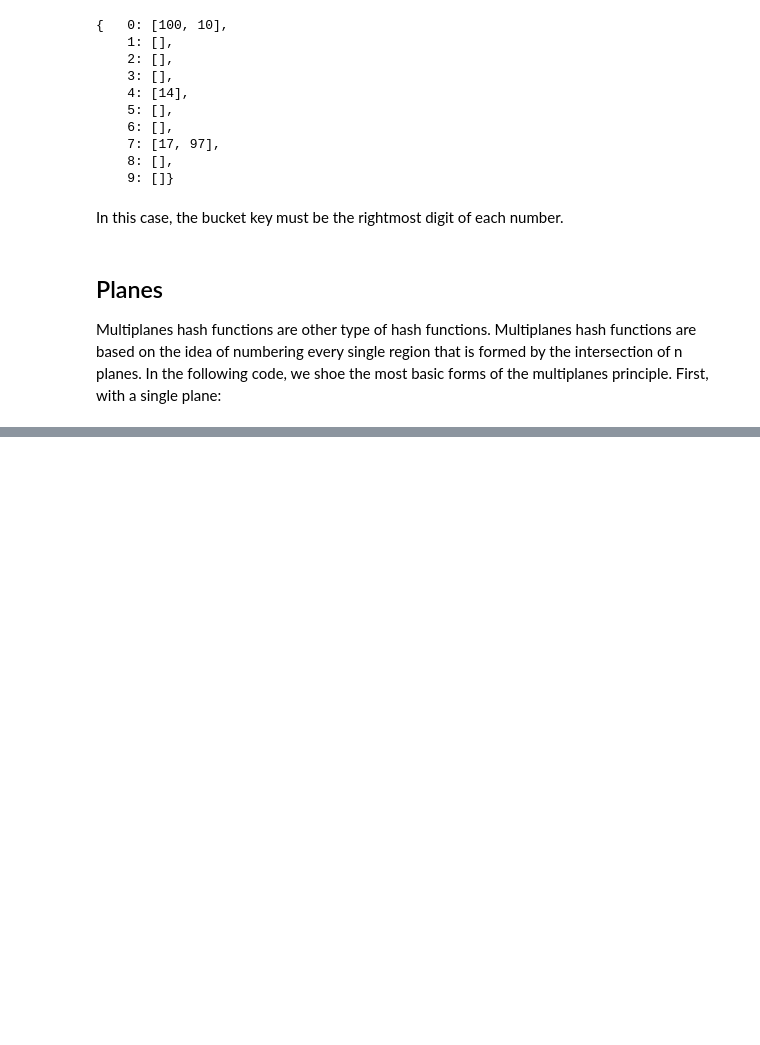
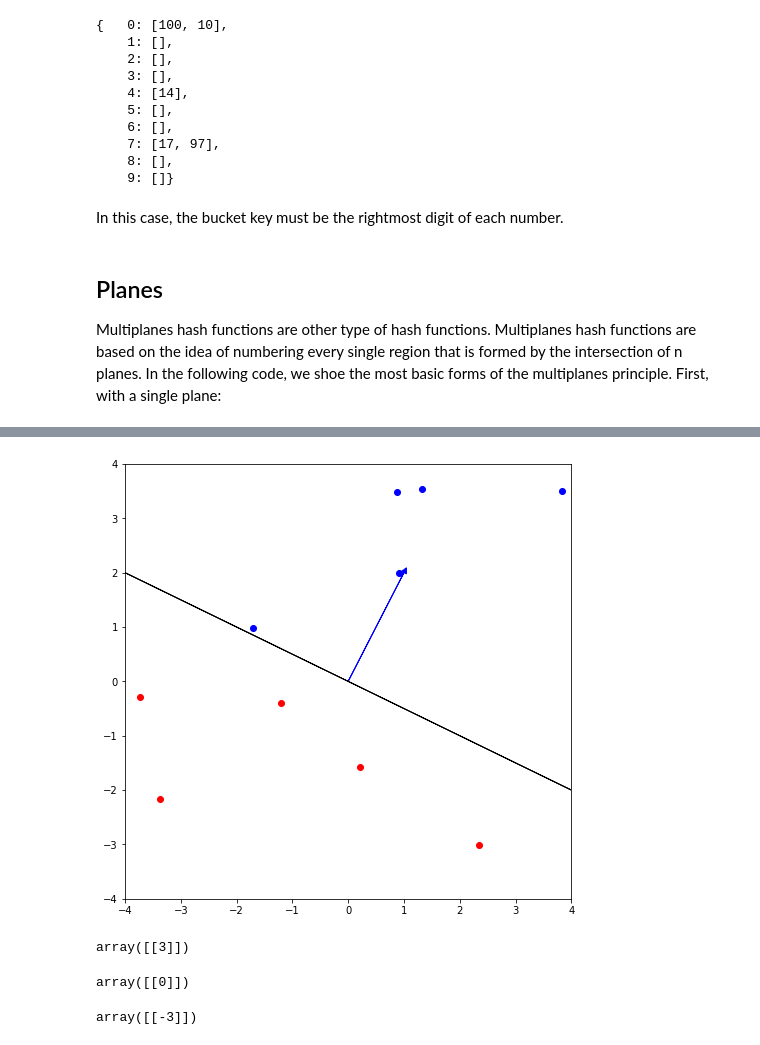
Before and after one commit to martin-fabbri/colab-notebooks, a Jupyter notebook: deeplearning.ai/nlp/c1_w4_hashfunctions_multiplanes.ipynb, the cells around one changed output, grey strips where cells are left out. Cells and saved outputs as stored; diff of their text form; code cells hidden in the pictures; blank space fills up the shorter version.

```diff
--- a/deeplearning.ai/nlp/c1_w4_hashfunctions_multiplanes.ipynb
+++ b/deeplearning.ai/nlp/c1_w4_hashfunctions_multiplanes.ipynb
@@ -104,0 +109,22 @@ for i in range(0, 10):
+# %%
+P = np.array([[1, 2]]) # Define a single plane.
+fig, ax1 = plt.subplots(figsize=(8, 8)) # Create a plot
+
+PT = np.dot([[0, 1], [-1, 0]], P.T).T
+
+plot_vectors([P], colors=['b'], axes=[2, 2], ax=ax1) # Plot the plane P as a vector
+
+plot_vectors([PT * 4, PT * -4], colors=['k', 'K'], axes=[4, 4], ax=ax1)
+
+# Plot  random points.
+for i in range(0, 10):
+        v1 = np.array(np.random.uniform(-4, 4, 2)) # Get a pair of random numbers between -4 and 4
+        side_of_plane = np.sign(np.dot(P, v1.T))
+
+        # Color the points depending on the sign of the result of np.dot(P, point.T)
+        if side_of_plane == 1:
+            ax1.plot([v1[0]], [v1[1]], 'bo') # Plot blue points
+        else:
+            ax1.plot([v1[0]], [v1[1]], 'ro') # Plot red points
+# %% [output]
+[figure, added]
@@ -104,0 +136,12 @@ for i in range(0, 10):
+# %%
+np.dot(P, v1.T)
+# %% [output]
+array([[3]])
+# %%
+np.dot(P, v2.T)
+# %% [output]
+array([[0]])
+# %%
+np.dot(P, v3.T)
+# %% [output]
+array([[-3]])
```
Also changed, not shown: parts of 8 cells of this notebook.
